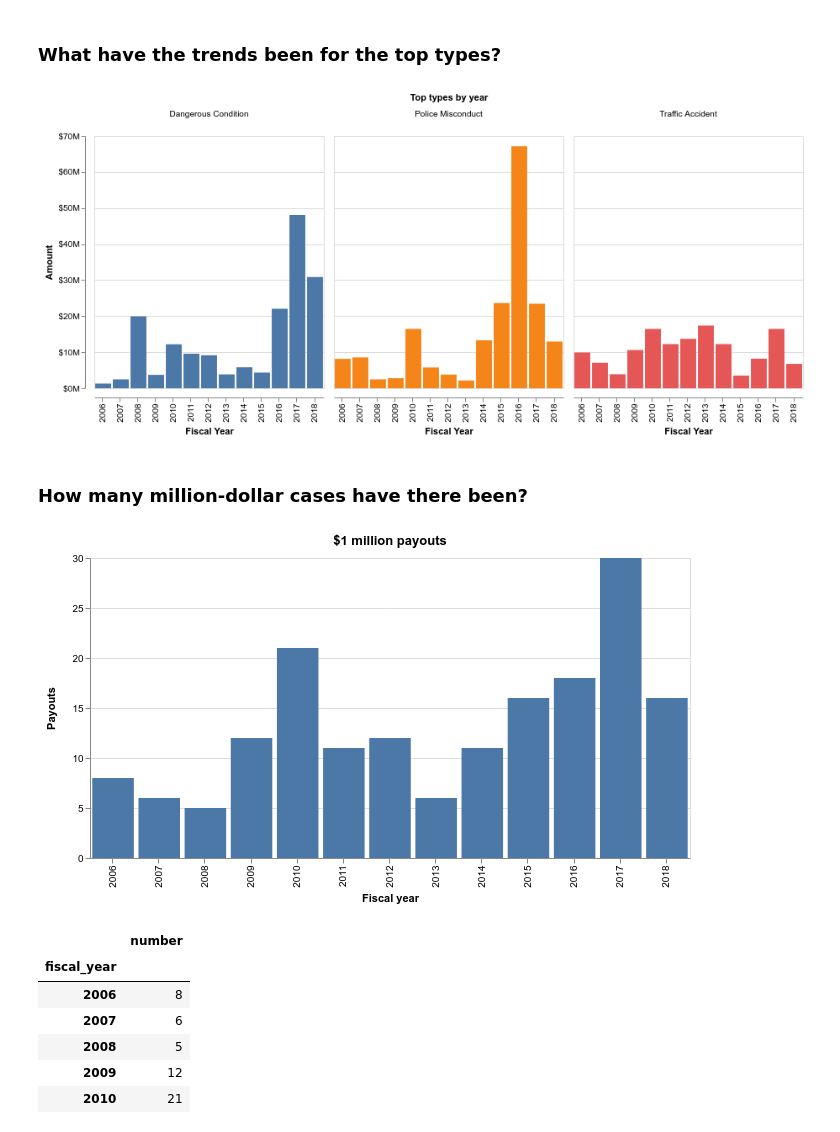
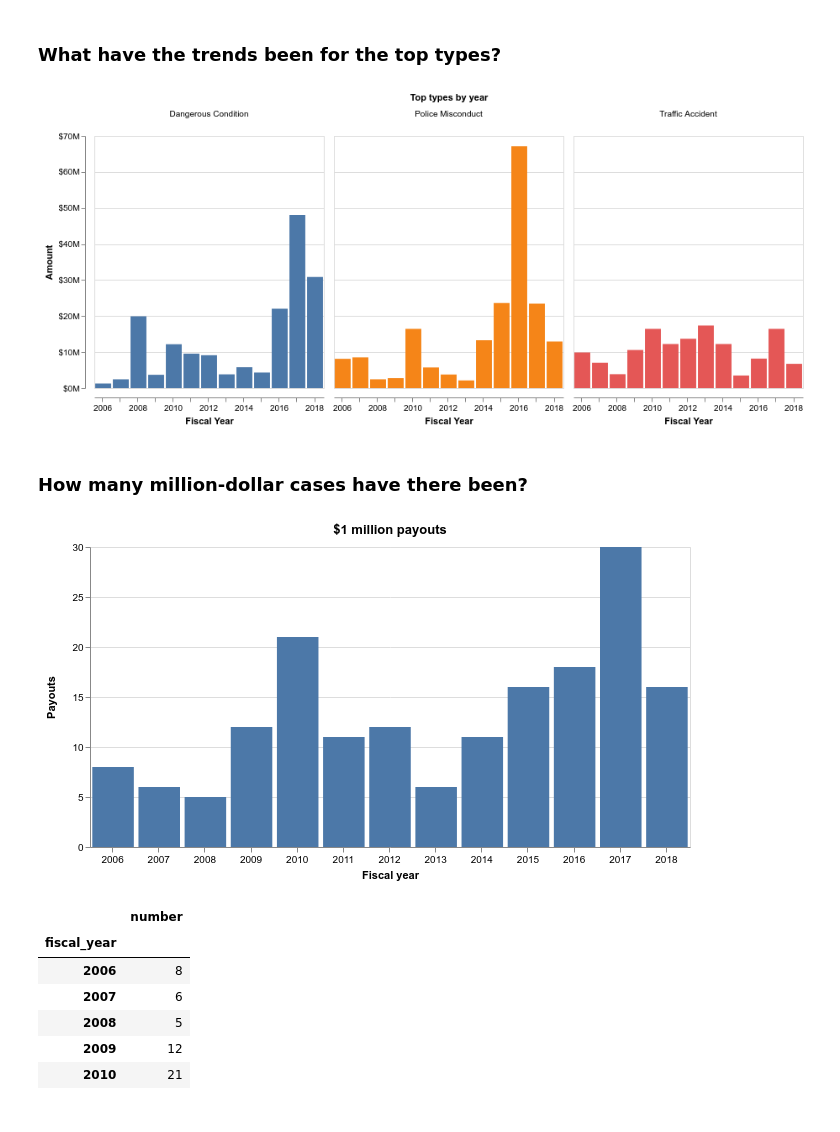
Before and after one commit to datadesk/la-settlements-analysis, a Jupyter notebook: notebook.ipynb, the cells around one changed output. Saved outputs shown, nothing was run; the diff lists cells and outputs as text; code cells hidden in the pictures.

```diff
--- a/notebook.ipynb
+++ b/notebook.ipynb
@@ -342,13 +342,13 @@ top_type_annual_totals = top_type_df.groupby(["fiscal_year", 'latimes_type']).ag
 )).reset_index()
 # %%
 alt.Chart(top_type_annual_totals).mark_bar().encode(
-    x=alt.X("fiscal_year:O", axis=alt.Axis(title="Fiscal Year")),
+    x=alt.X("fiscal_year:O", axis=alt.Axis(title="Fiscal Year", labelAngle=0)),
     y=alt.Y("amount:Q", axis=alt.Axis(title="Amount", format="$s")),
     color=alt.Color("latimes_type:N", legend=None),
     column=alt.Column("latimes_type:N", title="Top types by year"),
 )
 # %% [output]
-[figure, old version]
+[figure, new version]
 # %% [markdown]
 ### How many million-dollar cases have there been?
 # %%
@@ -359,11 +359,11 @@ over1mill_annual_counts = over1mill_df.groupby("fiscal_year").agg(dict(
 )).reset_index().set_index("fiscal_year")
 # %%
 alt.Chart(over1mill_annual_counts.reset_index(), title="$1 million payouts").mark_bar().encode(
-    x=alt.X("fiscal_year:O", axis=alt.Axis(title="Fiscal year")),
+    x=alt.X("fiscal_year:O", axis=alt.Axis(title="Fiscal year", labelAngle=0)),
     y=alt.Y("number:Q", axis=alt.Axis(title="Payouts"))
 ).properties(width=600)
 # %% [output]
-[figure, old version]
+[figure, new version]
 # %%
 over1mill_annual_counts
 # %% [output]
```
Also changed, not shown: parts of 6 cells of this notebook, 1 other file.
